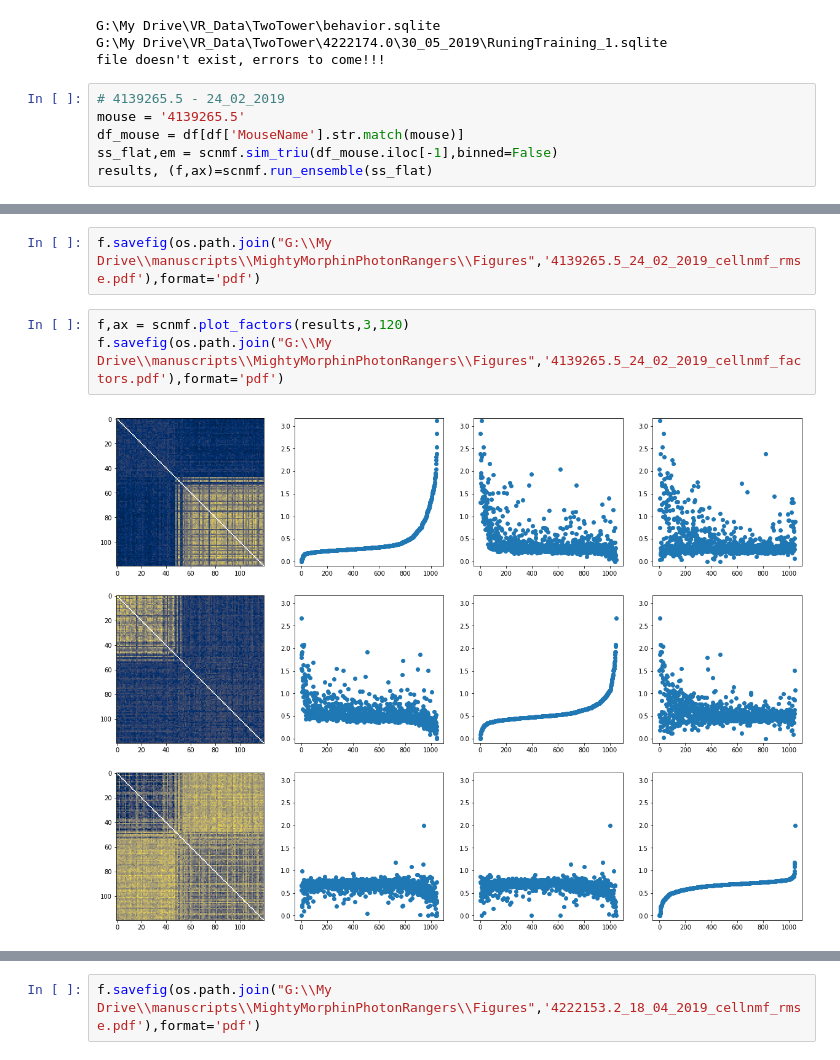
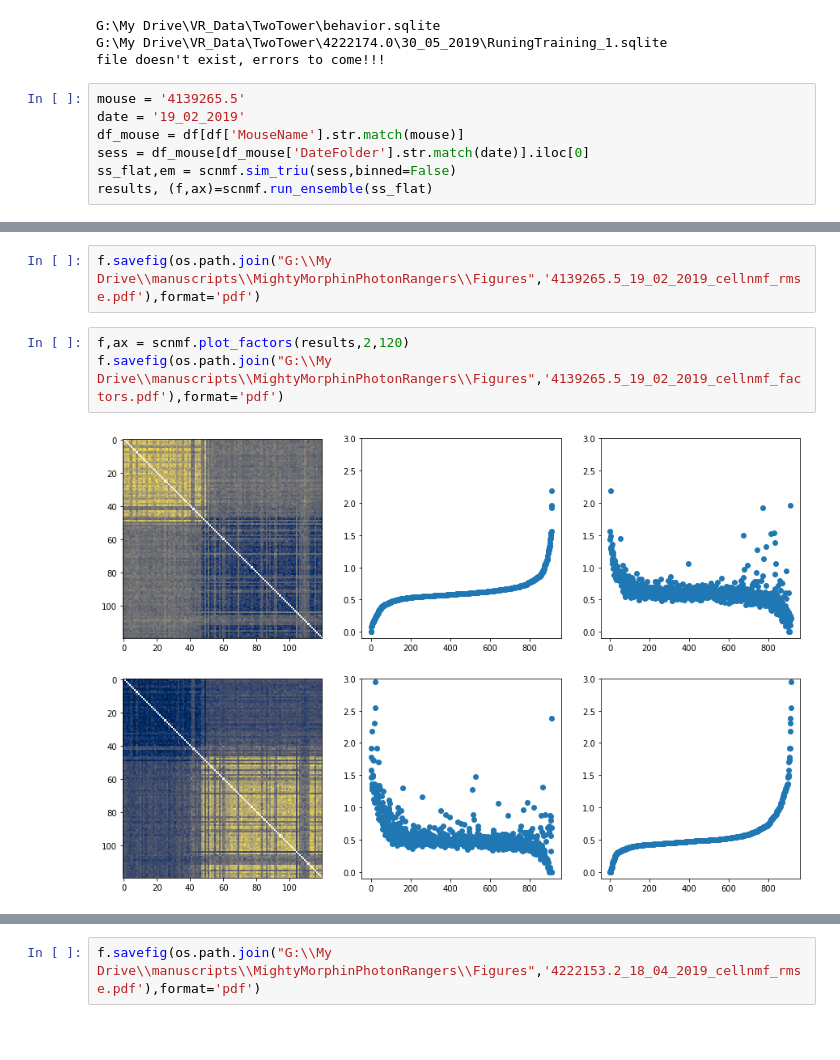
Before and after one commit to GiocomoLab/MightyMorphingPhotonRangers, a Jupyter notebook: PlaceCellAnalyses/SingleCellSimNMF.ipynb, the cells around one changed output, grey strips where cells are left out. Cells and saved outputs as stored; diff of their text form; blank space fills up the shorter version.

```diff
--- a/PlaceCellAnalyses/SingleCellSimNMF.ipynb
+++ b/PlaceCellAnalyses/SingleCellSimNMF.ipynb
@@ -36,10 +36,11 @@ G:\My Drive\VR_Data\TwoTower\behavior.sqlite
 G:\My Drive\VR_Data\TwoTower\4222174.0\30_05_2019\RuningTraining_1.sqlite
 file doesn't exist, errors to come!!!
 # %%
-# 4139265.5 - 24_02_2019
 mouse = '4139265.5'
+date = '19_02_2019'
 df_mouse = df[df['MouseName'].str.match(mouse)]
-ss_flat,em = scnmf.sim_triu(df_mouse.iloc[-1],binned=False)
+sess = df_mouse[df_mouse['DateFolder'].str.match(date)].iloc[0]
+ss_flat,em = scnmf.sim_triu(sess,binned=False)
 results, (f,ax)=scnmf.run_ensemble(ss_flat)
 # %% [output]
 num aberrant ttls 0.0
@@ -80,7 +77,7 @@ replicate 2
 # %%
-f.savefig(os.path.join("G:\\My Drive\\manuscripts\\MightyMorphinPhotonRangers\\Figures",'4139265.5_24_02_2019_cellnmf_rmse.pdf'),format='pdf')
+f.savefig(os.path.join("G:\\My Drive\\manuscripts\\MightyMorphinPhotonRangers\\Figures",'4139265.5_19_02_2019_cellnmf_rmse.pdf'),format='pdf')
 # %%
-f,ax = scnmf.plot_factors(results,3,120)
-f.savefig(os.path.join("G:\\My Drive\\manuscripts\\MightyMorphinPhotonRangers\\Figures",'4139265.5_24_02_2019_cellnmf_factors.pdf'),format='pdf')
+f,ax = scnmf.plot_factors(results,2,120)
+f.savefig(os.path.join("G:\\My Drive\\manuscripts\\MightyMorphinPhotonRangers\\Figures",'4139265.5_19_02_2019_cellnmf_factors.pdf'),format='pdf')
 # %% [output]
-[figure, old version]
+[figure, new version]
```
Also changed, not shown: parts of 13 cells of this notebook, 4 other files.
